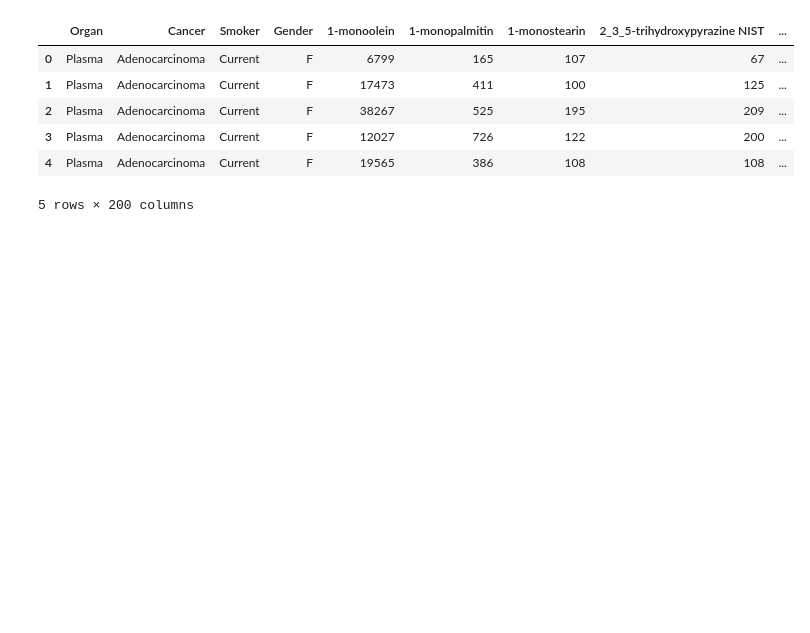
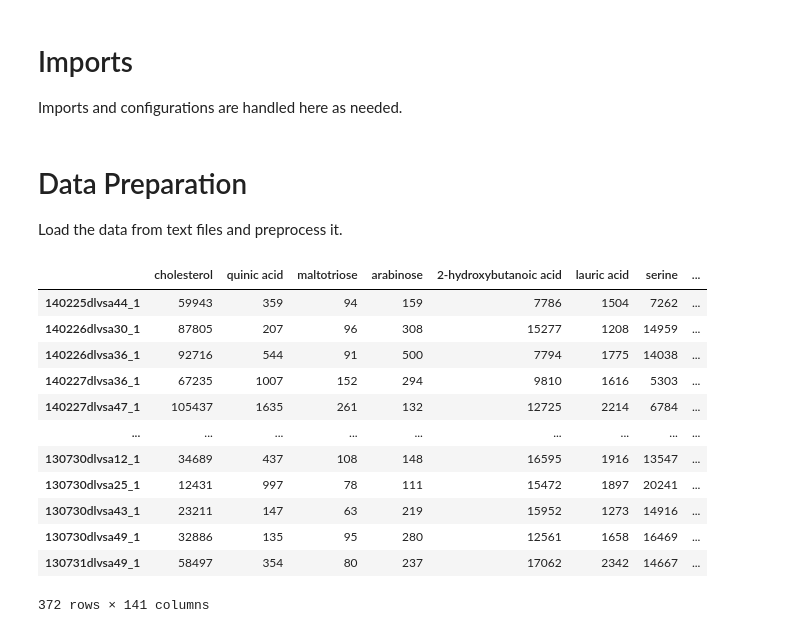
Before and after one commit to npgilman/lung_cancer_metabolomics, a Jupyter notebook: metabolomics.ipynb, the cells around one changed output. Cells and saved outputs as stored; diff of their text form; code cells hidden in the pictures; blank space fills up the shorter version.

```diff
--- a/metabolomics.ipynb
+++ b/metabolomics.ipynb
@@ -1,2 +1,5 @@
+# %% [markdown]
+# Imports
+Imports and configurations are handled here as needed.
 # %%
 import pandas as pd
@@ -3,6 +19,9 @@ import pandas as pd
+# %% [markdown]
+# Data Preparation
+Load the data from text files and preprocess it.
 # %%
 # base_path = "/blue/hcds_hackathon/hackathon_projects/lung_cancer_metabolomics/metabolite_data/"
-base_path = ""
+base_path = "data/"
 data1_path = base_path + "ST000368_1.txt"
 data2_path = base_path + "ST000369.txt"
 # %%
@@ -21,41 +40,48 @@ def process_data(data_path, metabolite_offset):
     # print(len(clinical_data))
 
     result = dict(zip(keys, clinical_data))
 
     ## the remaining lines are metabolomics
     ## error, some lines are NA. figure out where NA should be removed when attaching metabolomics
     for n in range(2, len(lines)):
         split_metabolics = lines[n].split("\t")
         zipped = list(zip(keys, split_metabolics))
         for x in zipped:
             result[x[0]].append(x[1])
 
     ## remove these rows as they are column names/identifiers for metabolites and not informative
     metabolites = result.pop("Metabolite_name")
     refmet_name = result.pop("RefMet_name")
     keys.remove("Metabolite_name")
     keys.remove("RefMet_name")
 
     ## create column names and generate a dataframe to return
     colnames = ["Organ", "Cancer", "Smoker", "Gender"]
-    for x in metabolites[metabolite_offset:]:
+    for x in metabolites[1:-1]:
         colnames.append(x)
+
     df = pd.DataFrame(result).T
     df.columns = colnames
 
     return df
 
 df1 = process_data(data1_path, 2)
 df2 = process_data(data2_path, 2)
-combined_df = pd.concat([df1, df2], ignore_index=True)
+combined_df = pd.concat([df1, df2])[(list(set(df1.columns) & set(df2.columns)))]
 
-combined_df.to_csv("metabolites.csv")
-combined_df.head()
+# combined_df.to_csv("metabolites.csv")
+combined_df
 # %% [output]
-|  | Organ | Cancer | Smoker | Gender | 1-monoolein | 1-monopalmitin | 1-monostearin | 2_3_5-trihydroxypyrazine NIST | ... |
-| 0 | Plasma | Adenocarcinoma | Current | F | 6799 | 165 | 107 | 67 | ... |
-| 1 | Plasma | Adenocarcinoma | Current | F | 17473 | 411 | 100 | 125 | ... |
-| 2 | Plasma | Adenocarcinoma | Current | F | 38267 | 525 | 195 | 209 | ... |
-| 3 | Plasma | Adenocarcinoma | Current | F | 12027 | 726 | 122 | 200 | ... |
-| 4 | Plasma | Adenocarcinoma | Current | F | 19565 | 386 | 108 | 108 | ... |
+|  | cholesterol | quinic acid | maltotriose | arabinose | 2-hydroxybutanoic acid | lauric acid | serine | ... |
+| 140225dlvsa44_1 | 59943 | 359 | 94 | 159 | 7786 | 1504 | 7262 | ... |
+| 140226dlvsa30_1 | 87805 | 207 | 96 | 308 | 15277 | 1208 | 14959 | ... |
+| 140226dlvsa36_1 | 92716 | 544 | 91 | 500 | 7794 | 1775 | 14038 | ... |
+| 140227dlvsa36_1 | 67235 | 1007 | 152 | 294 | 9810 | 1616 | 5303 | ... |
+| 140227dlvsa47_1 | 105437 | 1635 | 261 | 132 | 12725 | 2214 | 6784 | ... |
+| ... | ... | ... | ... | ... | ... | ... | ... | ... |
+| 130730dlvsa12_1 | 34689 | 437 | 108 | 148 | 16595 | 1916 | 13547 | ... |
+| 130730dlvsa25_1 | 12431 | 997 | 78 | 111 | 15472 | 1897 | 20241 | ... |
+| 130730dlvsa43_1 | 23211 | 147 | 63 | 219 | 15952 | 1273 | 14916 | ... |
+| 130730dlvsa49_1 | 32886 | 135 | 95 | 280 | 12561 | 1658 | 16469 | ... |
+| 130731dlvsa49_1 | 58497 | 354 | 80 | 237 | 17062 | 2342 | 14667 | ... |
-5 rows × 200 columns
+372 rows × 141 columns
```
Also changed, not shown: parts of 7 cells of this notebook.
